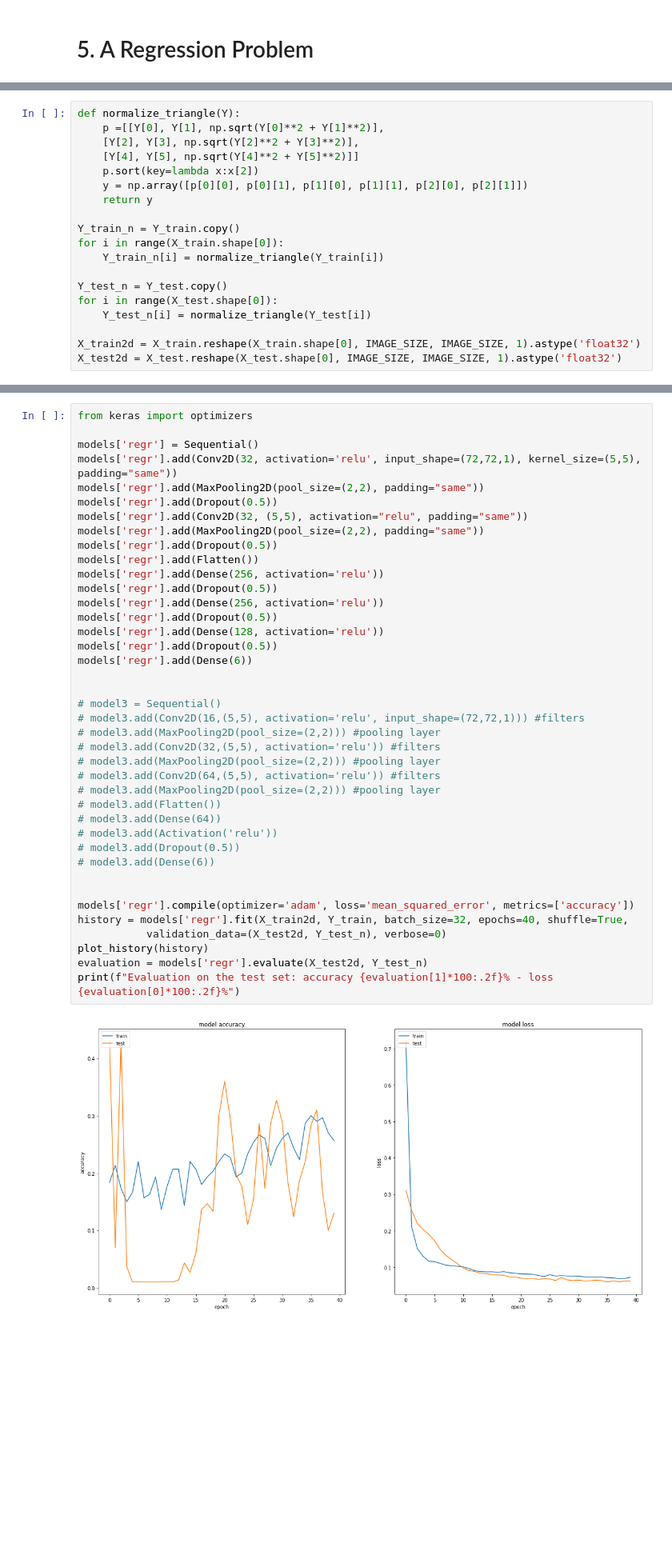
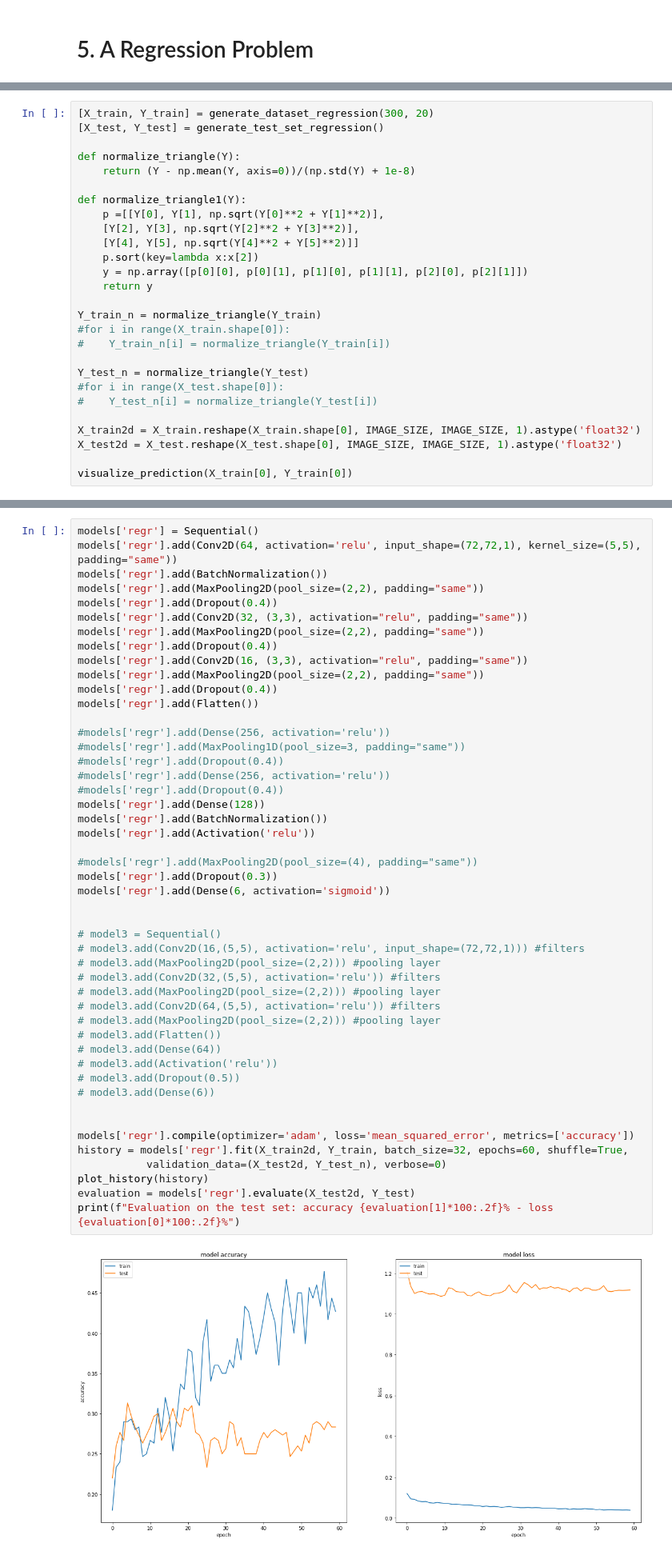
Before and after one commit to guhur/MVA_DeepLearning, a Jupyter notebook: deep-learning-mp1.ipynb, the cells around one changed output, grey strips where cells are left out. Shown: that part at 80% size. Cells and saved outputs as stored; diff of their text form; blank space fills up the shorter version.

```diff
--- a/deep-learning-mp1.ipynb
+++ b/deep-learning-mp1.ipynb
@@ -158,5 +153,11 @@ visualize_prediction(X_train[0], Y_train[0])
 # %%
+[X_train, Y_train] = generate_dataset_regression(300, 20)
+[X_test, Y_test] = generate_test_set_regression()
+
 def normalize_triangle(Y):
+    return (Y - np.mean(Y, axis=0))/(np.std(Y) + 1e-8)
+
+def normalize_triangle1(Y):
     p =[[Y[0], Y[1], np.sqrt(Y[0]**2 + Y[1]**2)],
     [Y[2], Y[3], np.sqrt(Y[2]**2 + Y[3]**2)],
     [Y[4], Y[5], np.sqrt(Y[4]**2 + Y[5]**2)]]
@@ -164,13 +165,15 @@ def normalize_triangle(Y):
     y = np.array([p[0][0], p[0][1], p[1][0], p[1][1], p[2][0], p[2][1]])
     return y
 
-Y_train_n = Y_train.copy()
-for i in range(X_train.shape[0]):
-    Y_train_n[i] = normalize_triangle(Y_train[i])
+Y_train_n = normalize_triangle(Y_train)
+#for i in range(X_train.shape[0]):
+#    Y_train_n[i] = normalize_triangle(Y_train[i])
 
-Y_test_n = Y_test.copy()
-for i in range(X_test.shape[0]):
-    Y_test_n[i] = normalize_triangle(Y_test[i])
+Y_test_n = normalize_triangle(Y_test)
+#for i in range(X_test.shape[0]):
+#    Y_test_n[i] = normalize_triangle(Y_test[i])
 
 X_train2d = X_train.reshape(X_train.shape[0], IMAGE_SIZE, IMAGE_SIZE, 1).astype('float32')
 X_test2d = X_test.reshape(X_test.shape[0], IMAGE_SIZE, IMAGE_SIZE, 1).astype('float32')
+
+visualize_prediction(X_train[0], Y_train[0])
@@ -177,43 +184,51 @@ X_test2d = X_test.reshape(X_test.shape[0], IMAGE_SIZE, IMAGE_SIZE, 1).astype('fl
 # %%
-from keras import optimizers
+models['regr'] = Sequential()
+models['regr'].add(Conv2D(64, activation='relu', input_shape=(72,72,1), kernel_size=(5,5), padding="same"))
+models['regr'].add(BatchNormalization())
+models['regr'].add(MaxPooling2D(pool_size=(2,2), padding="same"))
+models['regr'].add(Dropout(0.4))
+models['regr'].add(Conv2D(32, (3,3), activation="relu", padding="same"))
+models['regr'].add(MaxPooling2D(pool_size=(2,2), padding="same"))
+models['regr'].add(Dropout(0.4))
+models['regr'].add(Conv2D(16, (3,3), activation="relu", padding="same"))
+models['regr'].add(MaxPooling2D(pool_size=(2,2), padding="same"))
+models['regr'].add(Dropout(0.4))
+models['regr'].add(Flatten())
 
-models['regr'] = Sequential()
-models['regr'].add(Conv2D(32, activation='relu', input_shape=(72,72,1), kernel_size=(5,5), padding="same"))
-models['regr'].add(MaxPooling2D(pool_size=(2,2), padding="same"))
-models['regr'].add(Dropout(0.5))
-models['regr'].add(Conv2D(32, (5,5), activation="relu", padding="same"))
-models['regr'].add(MaxPooling2D(pool_size=(2,2), padding="same"))
-models['regr'].add(Dropout(0.5))
-models['regr'].add(Flatten())
-models['regr'].add(Dense(256, activation='relu'))
-models['regr'].add(Dropout(0.5))
-models['regr'].add(Dense(256, activation='relu'))
-models['regr'].add(Dropout(0.5))
-models['regr'].add(Dense(128, activation='relu'))
-models['regr'].add(Dropout(0.5))
-models['regr'].add(Dense(6))
+#models['regr'].add(Dense(256, activation='relu'))
+#models['regr'].add(MaxPooling1D(pool_size=3, padding="same"))
+#models['regr'].add(Dropout(0.4))
+#models['regr'].add(Dense(256, activation='relu'))
+#models['regr'].add(Dropout(0.4))
+models['regr'].add(Dense(128))
+models['regr'].add(BatchNormalization())
+models['regr'].add(Activation('relu'))
+
+#models['regr'].add(MaxPooling2D(pool_size=(4), padding="same"))
+models['regr'].add(Dropout(0.3))
+models['regr'].add(Dense(6, activation='sigmoid'))
 
 
 # model3 = Sequential()
 # model3.add(Conv2D(16,(5,5), activation='relu', input_shape=(72,72,1))) #filters
 # model3.add(MaxPooling2D(pool_size=(2,2))) #pooling layer
 # model3.add(Conv2D(32,(5,5), activation='relu')) #filters
 # model3.add(MaxPooling2D(pool_size=(2,2))) #pooling layer
 # model3.add(Conv2D(64,(5,5), activation='relu')) #filters
 # model3.add(MaxPooling2D(pool_size=(2,2))) #pooling layer
 # model3.add(Flatten())
 # model3.add(Dense(64))
 # model3.add(Activation('relu'))
 # model3.add(Dropout(0.5))
 # model3.add(Dense(6))
 
 
 models['regr'].compile(optimizer='adam', loss='mean_squared_error', metrics=['accuracy'])
-history = models['regr'].fit(X_train2d, Y_train, batch_size=32, epochs=40, shuffle=True,
+history = models['regr'].fit(X_train2d, Y_train, batch_size=32, epochs=60, shuffle=True,
            validation_data=(X_test2d, Y_test_n), verbose=0)
 plot_history(history)
-evaluation = models['regr'].evaluate(X_test2d, Y_test_n)
+evaluation = models['regr'].evaluate(X_test2d, Y_test)
 print(f"Evaluation on the test set: accuracy {evaluation[1]*100:.2f}% - loss {evaluation[0]*100:.2f}%")
 # %% [output]
-[figure, old version]
+[figure, new version]
 300/300 [==============================] - 0s 1ms/step
```
Also changed, not shown: parts of 12 cells of this notebook.
